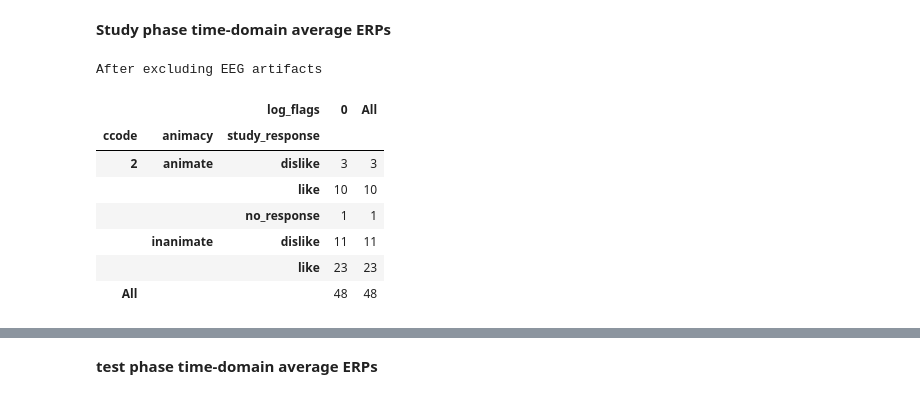
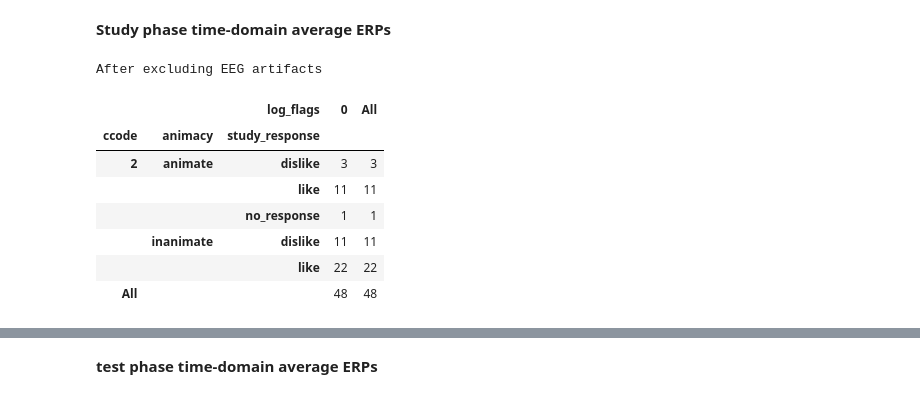
Before and after one commit to turbach/mkpy_data_examples, a Jupyter notebook: docs/source/pm.ipynb, the cells around one changed output, grey strips where cells are left out. Drawn from its saved outputs; the diff is of its cells as text; code cells hidden in the pictures.

```diff
--- a/docs/source/pm.ipynb
+++ b/docs/source/pm.ipynb
@@ -720,7 +727,7 @@ plt.style.use("bmh")
 **Study phase time-domain average ERPs**
 # %%
 # load and sanitize epoch_id for pandas index
-pm_study_epochs = pd.read_hdf(MDE_HOME / "data/sub000pm.study_ms1500.epochs.pdh5", key = "study_ms1500")
+pm_study_epochs = pd.read_feather(MDE_HOME / "data/sub000pm.study_ms1500.epochs.feather")
 pm_study_epochs['epoch_id'] = pm_study_epochs['epoch_id'].astype('int')
 
 # exclude epochs flagged for artifacts
@@ -745,37 +752,37 @@ display(
         ],
         [
             pm_study_good_events.log_flags
         ],
         margins=True
     )
 )
 
 # for illustration ...
 midline = ["MiPf", "MiCe", "MiPa", "MiOc"]
 
 # select COLUMNS: epoch index, timestamps, event tags, and midline EEG columns
 midline_epochs = pm_study_epochs[["epoch_id", "match_time", "animacy", "study_response"] + midline]
 
 # select ROWS: use tag values to pick and choose
 midline_epochs = midline_epochs.query("study_response in ['like', 'dislike']")
 
 # center each channel
 midline_epochs = epf.center_eeg(
     midline_epochs,
     midline,
     -750, 0,
     epoch_id="epoch_id",
     time="match_time"
 )
 # %% [output]
 After excluding EEG artifacts
 |  |  | log_flags | 0 | All |
 | ccode | animacy | study_response |  |  |
 | 2 | animate | dislike | 3 | 3 |
-|  |  | like | 10 | 10 |
+|  |  | like | 11 | 11 |
 |  |  | no_response | 1 | 1 |
 |  | inanimate | dislike | 11 | 11 |
-|  |  | like | 23 | 23 |
+|  |  | like | 22 | 22 |
 | All |  |  | 48 | 48 |
 # %%
 for grp in [["animacy"], ["study_response"], ["animacy", "study_response"]]:
```
Also changed, not shown: parts of 10 cells of this notebook, 5 other files.
